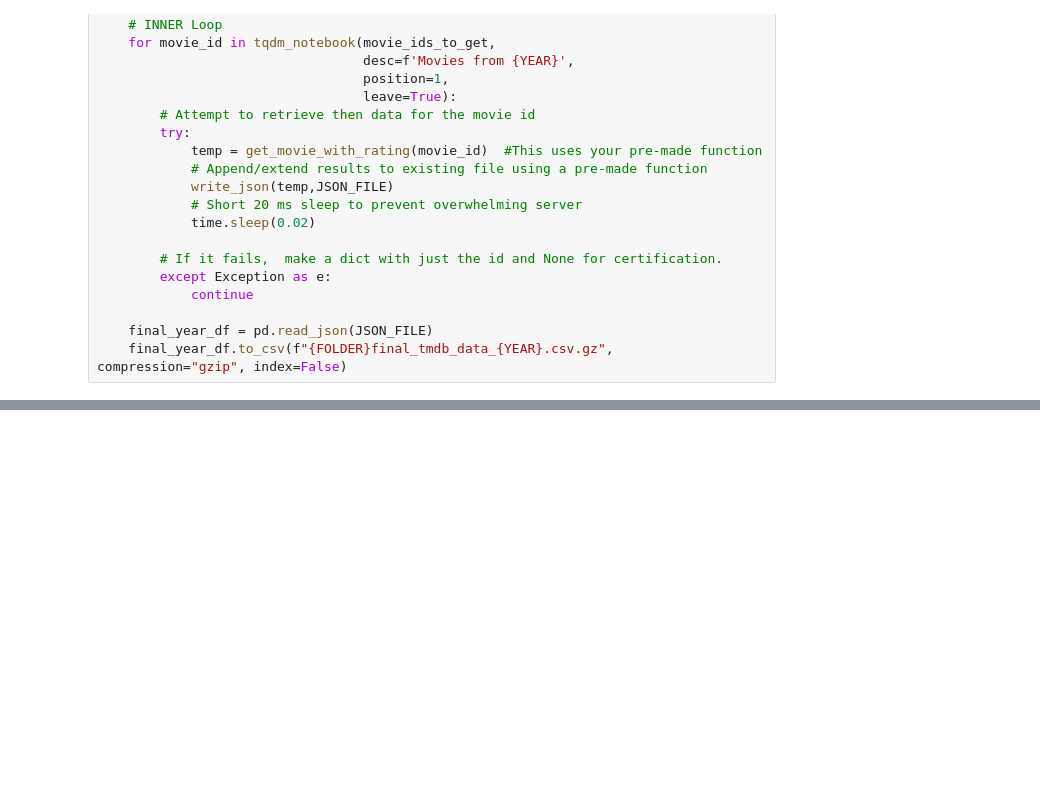
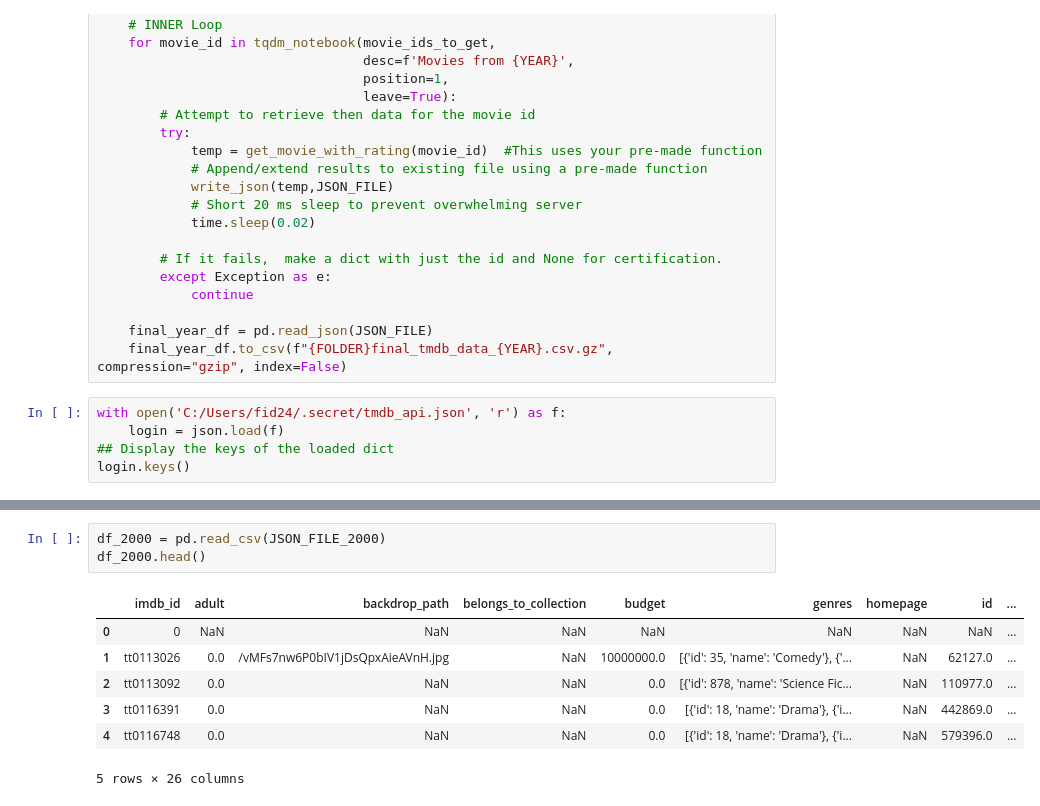
Before and after one commit to fid2445/Project-3-, a Jupyter notebook: Mike Fiddler Project 3.ipynb, the cells around one changed output, grey strips where cells are left out. Cells and saved outputs as stored; diff of their text form; blank space fills up the shorter version.

```diff
--- a/Mike Fiddler Project 3.ipynb
+++ b/Mike Fiddler Project 3.ipynb
@@ -460,3 +465,8 @@ for YEAR in tqdm_notebook(YEARS_TO_GET,desc='YEARS',position=0):
 
     final_year_df = pd.read_json(JSON_FILE)
     final_year_df.to_csv(f"{FOLDER}final_tmdb_data_{YEAR}.csv.gz", compression="gzip", index=False)
+# %%
+with open('C:/Users/fid24/.secret/tmdb_api.json', 'r') as f:
+    login = json.load(f)
+## Display the keys of the loaded dict
+login.keys()
@@ -462,0 +483,11 @@ for YEAR in tqdm_notebook(YEARS_TO_GET,desc='YEARS',position=0):
+# %%
+df_2000 = pd.read_csv(JSON_FILE_2000)
+df_2000.head()
+# %% [output]
+|  | imdb_id | adult | backdrop_path | belongs_to_collection | budget | genres | homepage | id | ... |
+| 0 | 0 | NaN | NaN | NaN | NaN | NaN | NaN | NaN | ... |
+| 1 | tt0113026 | 0.0 | /vMFs7nw6P0bIV1jDsQpxAieAVnH.jpg | NaN | 10000000.0 | [{'id': 35, 'name': 'Comedy'}, {'... | NaN | 62127.0 | ... |
+| 2 | tt0113092 | 0.0 | NaN | NaN | 0.0 | [{'id': 878, 'name': 'Science Fic... | NaN | 110977.0 | ... |
+| 3 | tt0116391 | 0.0 | NaN | NaN | 0.0 | [{'id': 18, 'name': 'Drama'}, {'i... | NaN | 442869.0 | ... |
+| 4 | tt0116748 | 0.0 | NaN | NaN | 0.0 | [{'id': 18, 'name': 'Drama'}, {'i... | NaN | 579396.0 | ... |
+5 rows × 26 columns
```
Also changed, not shown: parts of 16 cells of this notebook, 9 other files.
